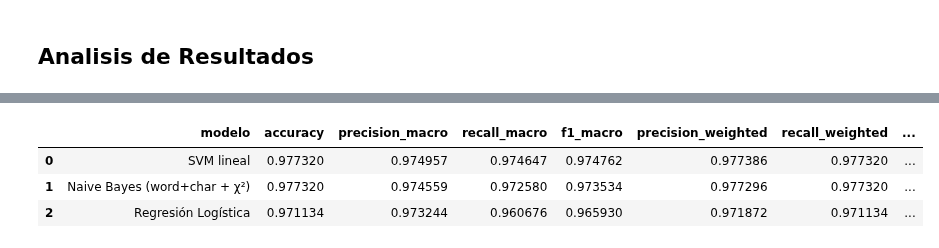
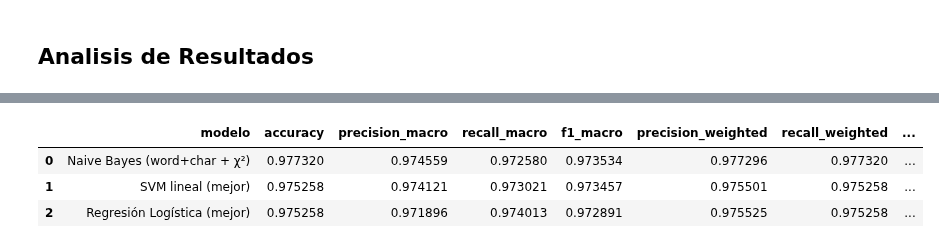
Before and after one commit to incarasa/proyecto1BI, a Jupyter notebook: Proyecto1.ipynb, the cells around one changed output, grey strips where cells are left out. Drawn from its saved outputs; the diff is of its cells as text; code cells hidden in the pictures.

```diff
--- a/Proyecto1.ipynb
+++ b/Proyecto1.ipynb
@@ -439,7 +627,7 @@ features_union = FeatureUnion(transformer_list=[
         min_df=2,
         max_df=0.85,
         sublinear_tf=True,
-        strip_accents="unicode"
+        strip_accents="unicode",
         stop_words=None
     )),
     ("tfidf_char", TfidfVectorizer(
@@ -447,7 +635,6 @@ features_union = FeatureUnion(transformer_list=[
         ngram_range=(3, 5),
         min_df=2,
         sublinear_tf=True
-        # max_df por defecto (=1.0) suele ir bien para char n-grams
     )),
 ])
 
@@ -547,7 +734,6 @@ Matriz de confusión:
 # %% [markdown]
 ## Analisis de Resultados
 # %%
-# === Comparación final: Regresión Logística vs SVM lineal vs NB (word+char + χ²) ===
 from sklearn.pipeline import Pipeline, FeatureUnion
 from sklearn.feature_extraction.text import TfidfVectorizer
 from sklearn.feature_selection import SelectKBest, chi2
@@ -560,7 +746,46 @@ from sklearn.metrics import (
 )
 import pandas as pd
 
-# --- Representación: word n-grams (1–2) + char n-grams (3–5) ---
+pipe_logreg_best = Pipeline(steps=[
+    ("tfidf", TfidfVectorizer(
+        stop_words=spanish_stopwords,
+        strip_accents="unicode",
+        ngram_range=(1, 2),
+        min_df=5,
+        max_df=0.9,
+        sublinear_tf=True,
+        lowercase=True,
+        max_features=10000
+    )),
+    ("clf", LogisticRegression(
+        C=5,
+        solver="lbfgs",
+        class_weight="balanced",
+        max_iter=3000,
+        n_jobs=-1,
+        random_state=42
+    ))
+])
+
+pipe_svm_best = Pipeline(steps=[
+    ("tfidf", TfidfVectorizer(
+        stop_words=spanish_stopwords,
+        strip_accents="unicode",
+        ngram_range=(1, 2),
+        min_df=2,
+        max_df=0.9,
+        sublinear_tf=True,
+        lowercase=True,
+        max_features=10000
+    )),
+    ("clf", LinearSVC(
+        C=100.0,
+        class_weight="balanced",
+        dual=False,
+        random_state=42
+    ))
+])
+
 features_union = FeatureUnion(transformer_list=[
     ("tfidf_word", TfidfVectorizer(
         ngram_range=(1, 2),
@@ -576,24 +801,6 @@ features_union = FeatureUnion(transformer_list=[
         min_df=2,
         sublinear_tf=True
     )),
-])
-
-# --- Pipelines de los 3 modelos ---
-pipe_logreg = Pipeline(steps=[
-    ("vec", features_union),
-    ("select", SelectKBest(score_func=chi2, k=10000)),
-    ("clf", LogisticRegression(
-        solver="liblinear",
-        multi_class="ovr",
-        max_iter=2000
-
-    ))
-])
-
-pipe_svm = Pipeline(steps=[
-    ("vec", features_union),
-    ("select", SelectKBest(score_func=chi2, k=10000)),
-    ("clf", LinearSVC(C=1.0))    # SVM lineal (rápida en BoW/TF-IDF)
 ])
 
 pipe_nb_final = Pipeline(steps=[
@@ -629,11 +836,10 @@ def evaluar_y_resumir(nombre, clf, X_train, y_train, X_test, y_test):
         "f1_weighted": f1_weight,
     }
 
-# --- Correr y comparar ---
 resultados = []
 for nombre, modelo in [
-    ("Regresión Logística", pipe_logreg),
-    ("SVM lineal", pipe_svm),
+    ("Regresión Logística (mejor)", pipe_logreg_best),
+    ("SVM lineal (mejor)", pipe_svm_best),
     ("Naive Bayes (word+char + χ²)", pipe_nb_final),
 ]:
     resultados.append(evaluar_y_resumir(nombre, modelo, X_train, y_train, X_test, y_test))
@@ -655,11 +861,11 @@ weighted avg     0.9719    0.9711    0.9707       485
 
 Matriz de confusión:
 ... (33 lines left out)
  [  4 164   0]
  [  1   0 204]]
 
 ==> Comparación de modelos (test):
 |  | modelo | accuracy | precision_macro | recall_macro | f1_macro | precision_weighted | recall_weighted | ... |
-| 0 | SVM lineal | 0.977320 | 0.974957 | 0.974647 | 0.974762 | 0.977386 | 0.977320 | ... |
-| 1 | Naive Bayes (word+char + χ²) | 0.977320 | 0.974559 | 0.972580 | 0.973534 | 0.977296 | 0.977320 | ... |
-| 2 | Regresión Logística | 0.971134 | 0.973244 | 0.960676 | 0.965930 | 0.971872 | 0.971134 | ... |
+| 0 | Naive Bayes (word+char + χ²) | 0.977320 | 0.974559 | 0.972580 | 0.973534 | 0.977296 | 0.977320 | ... |
+| 1 | SVM lineal (mejor) | 0.975258 | 0.974121 | 0.973021 | 0.973457 | 0.975501 | 0.975258 | ... |
+| 2 | Regresión Logística (mejor) | 0.975258 | 0.971896 | 0.974013 | 0.972891 | 0.975525 | 0.975258 | ... |
```
Also changed, not shown: parts of 27 cells of this notebook, 2 other files.
